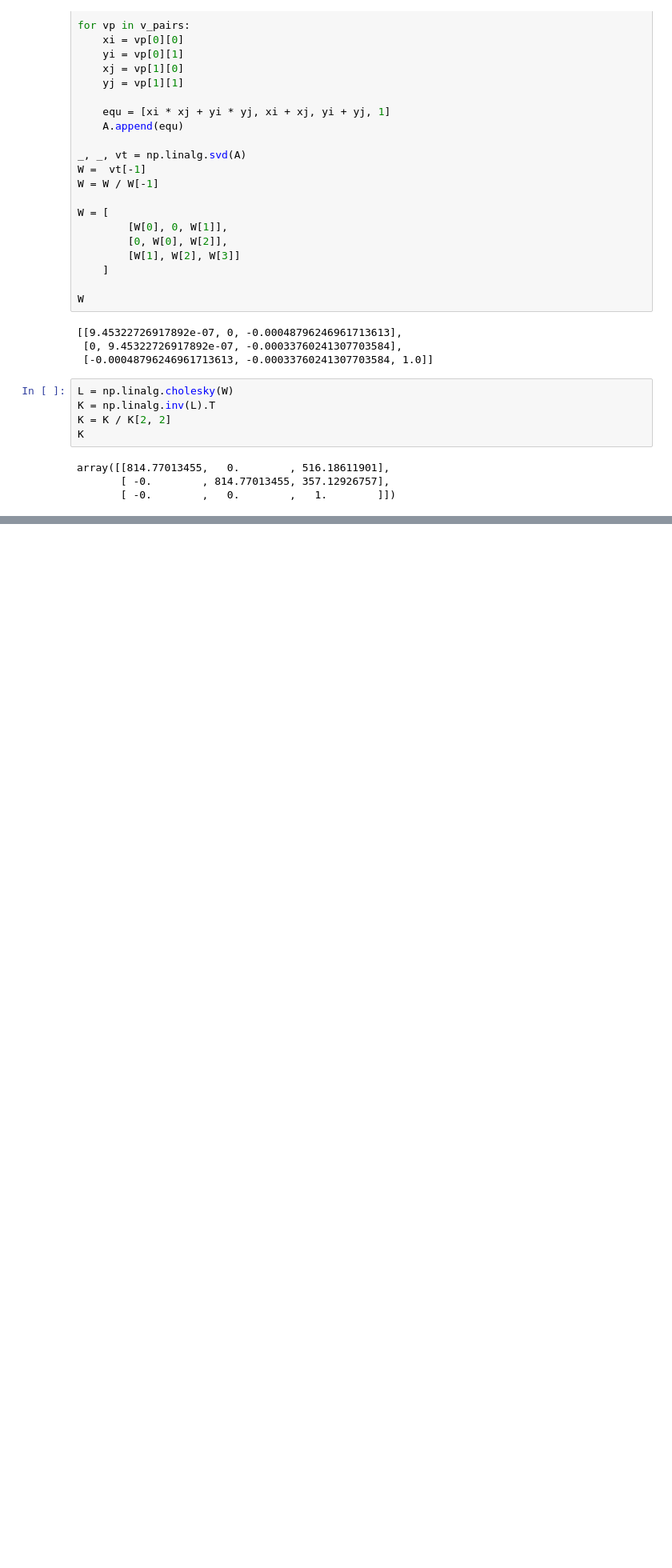
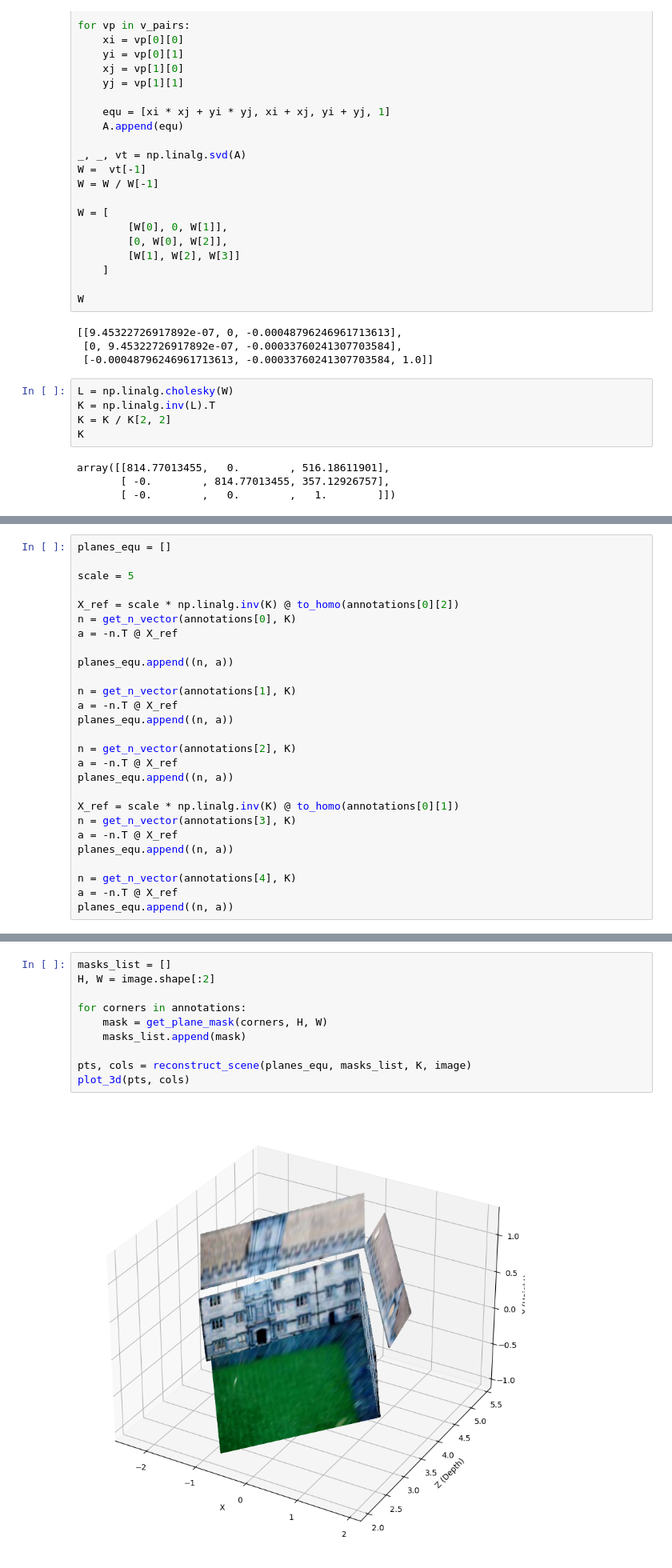
Before and after one commit to babhero10/3D-computer-vision-Single-view-Reconstruction, a Jupyter notebook: q3a.ipynb, the cells around one changed output, grey strips where cells are left out. Shown at 80% size. Drawn from its saved outputs; the diff is of its cells as text; blank space fills up the shorter version.

```diff
--- a/q3a.ipynb
+++ b/q3a.ipynb
@@ -151,0 +188,27 @@ array([[814.77013455,   0.        , 516.18611901],
+# %%
+planes_equ = []
+
+scale = 5
+
+X_ref = scale * np.linalg.inv(K) @ to_homo(annotations[0][2])
+n = get_n_vector(annotations[0], K)
+a = -n.T @ X_ref
+
+planes_equ.append((n, a))
+
+n = get_n_vector(annotations[1], K)
+a = -n.T @ X_ref
+planes_equ.append((n, a))
+
+n = get_n_vector(annotations[2], K)
+a = -n.T @ X_ref
+planes_equ.append((n, a))
+
+X_ref = scale * np.linalg.inv(K) @ to_homo(annotations[0][1])
+n = get_n_vector(annotations[3], K)
+a = -n.T @ X_ref
+planes_equ.append((n, a))
+
+n = get_n_vector(annotations[4], K)
+a = -n.T @ X_ref
+planes_equ.append((n, a))
@@ -151,0 +287,12 @@ array([[814.77013455,   0.        , 516.18611901],
+# %%
+masks_list = []
+H, W = image.shape[:2]
+
+for corners in annotations:
+    mask = get_plane_mask(corners, H, W)
+    masks_list.append(mask)
+
+pts, cols = reconstruct_scene(planes_equ, masks_list, K, image)
+plot_3d(pts, cols)
+# %% [output]
+[figure, added]
```
Also changed, not shown: parts of 4 cells of this notebook, 1 other file.
